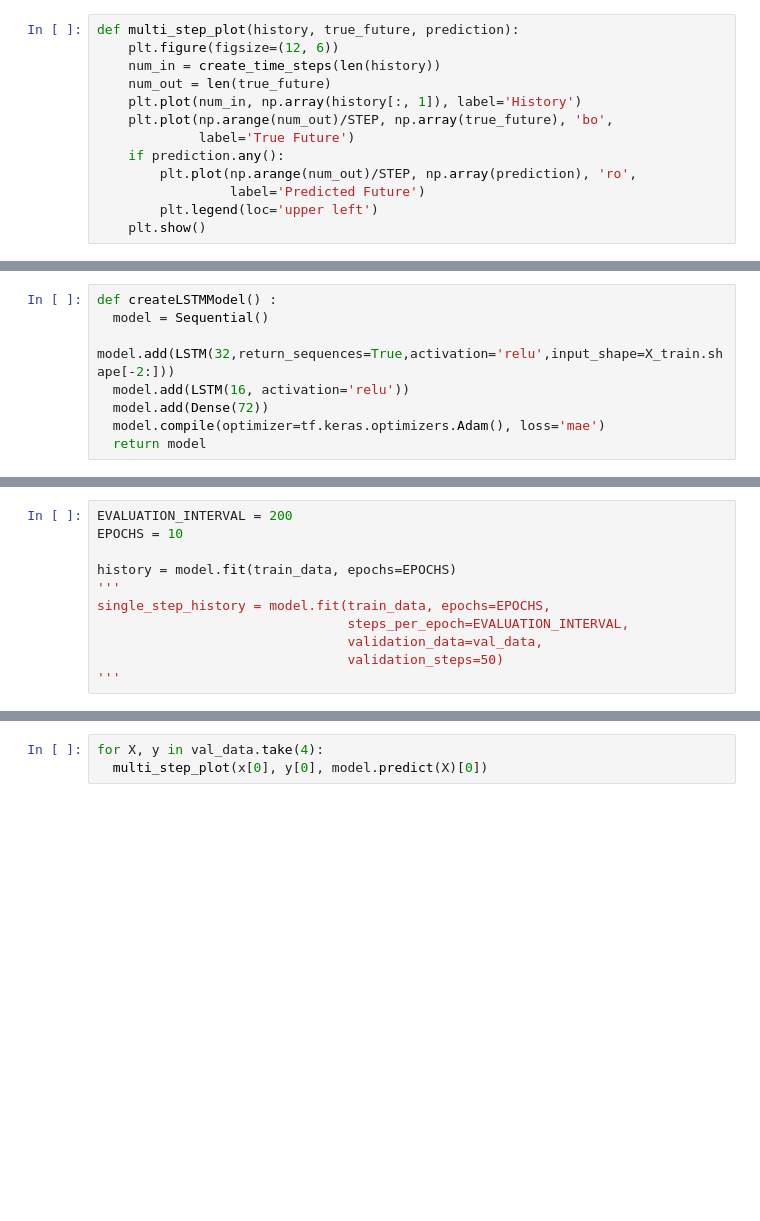
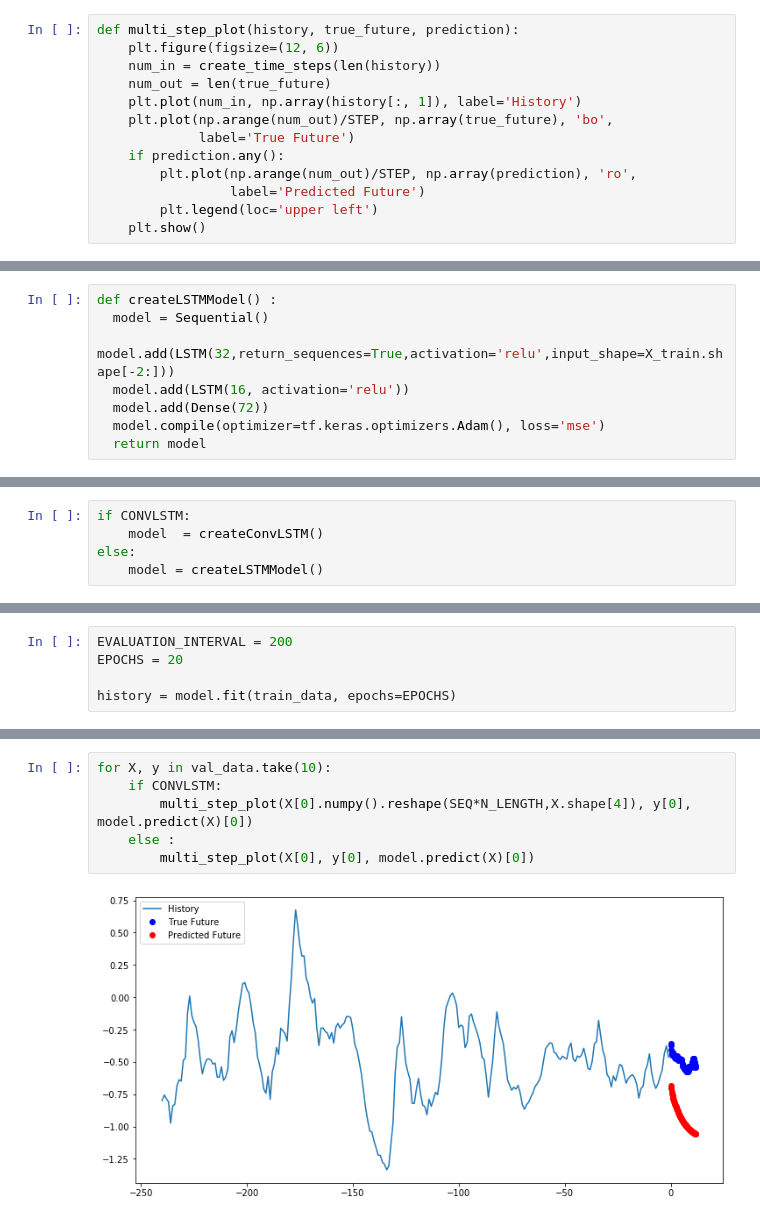
Before and after one commit to mohmiim/MLIntroduction, a Jupyter notebook: session-6/MultiVarMultiStep.ipynb, the cells around one changed output, grey strips where cells are left out. Saved outputs shown, nothing was run; the diff lists cells and outputs as text; blank space fills up the shorter version.

```diff
--- a/session-6/MultiVarMultiStep.ipynb
+++ b/session-6/MultiVarMultiStep.ipynb
@@ -128,5 +186,5 @@ def createLSTMModel() :
   model.add(LSTM(32,return_sequences=True,activation='relu',input_shape=X_train.shape[-2:]))
   model.add(LSTM(16, activation='relu'))
   model.add(Dense(72))
-  model.compile(optimizer=tf.keras.optimizers.Adam(), loss='mae')
+  model.compile(optimizer=tf.keras.optimizers.Adam(), loss='mse')
   return model
@@ -153,0 +191,5 @@ _________________________________________________________________
+# %%
+if CONVLSTM:
+    model  = createConvLSTM()
+else:
+    model = createLSTMModel()
@@ -154,12 +217,6 @@ _________________________________________________________________
 # %%
 EVALUATION_INTERVAL = 200
-EPOCHS = 10
+EPOCHS = 20
 
 history = model.fit(train_data, epochs=EPOCHS)
-'''
-single_step_history = model.fit(train_data, epochs=EPOCHS,
-                                steps_per_epoch=EVALUATION_INTERVAL,
-                                validation_data=val_data,
-                                validation_steps=50)
-'''
 # %% [output]
@@ -170,3 +240,8 @@ Epoch 2/10
 # %%
-for X, y in val_data.take(4):
-  multi_step_plot(x[0], y[0], model.predict(X)[0])
+for X, y in val_data.take(10):
+    if CONVLSTM:
+        multi_step_plot(X[0].numpy().reshape(SEQ*N_LENGTH,X.shape[4]), y[0], model.predict(X)[0])
+    else :
+        multi_step_plot(X[0], y[0], model.predict(X)[0])
+# %% [output]
+[figure, added]
```
Also changed, not shown: parts of 14 cells of this notebook.
